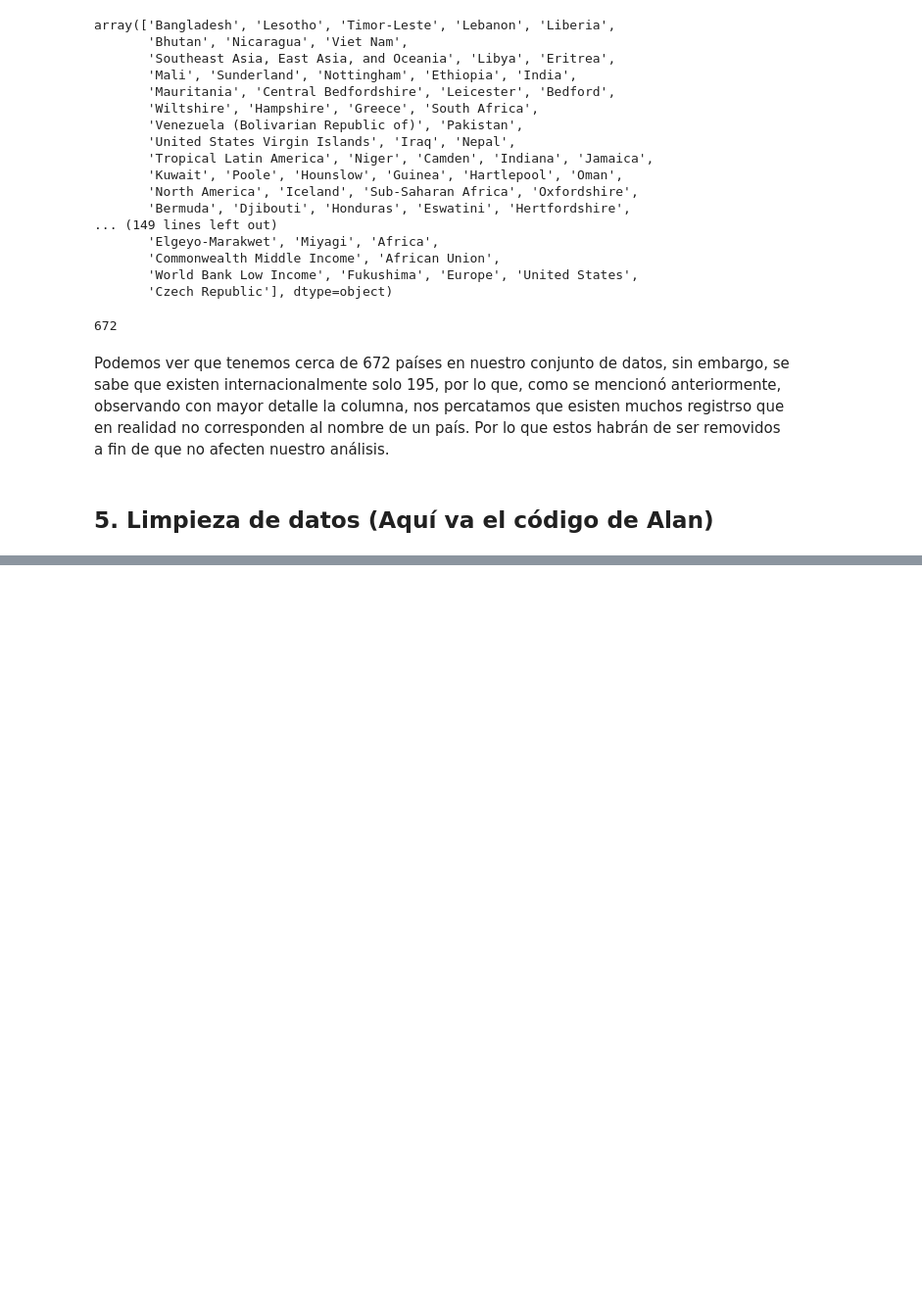
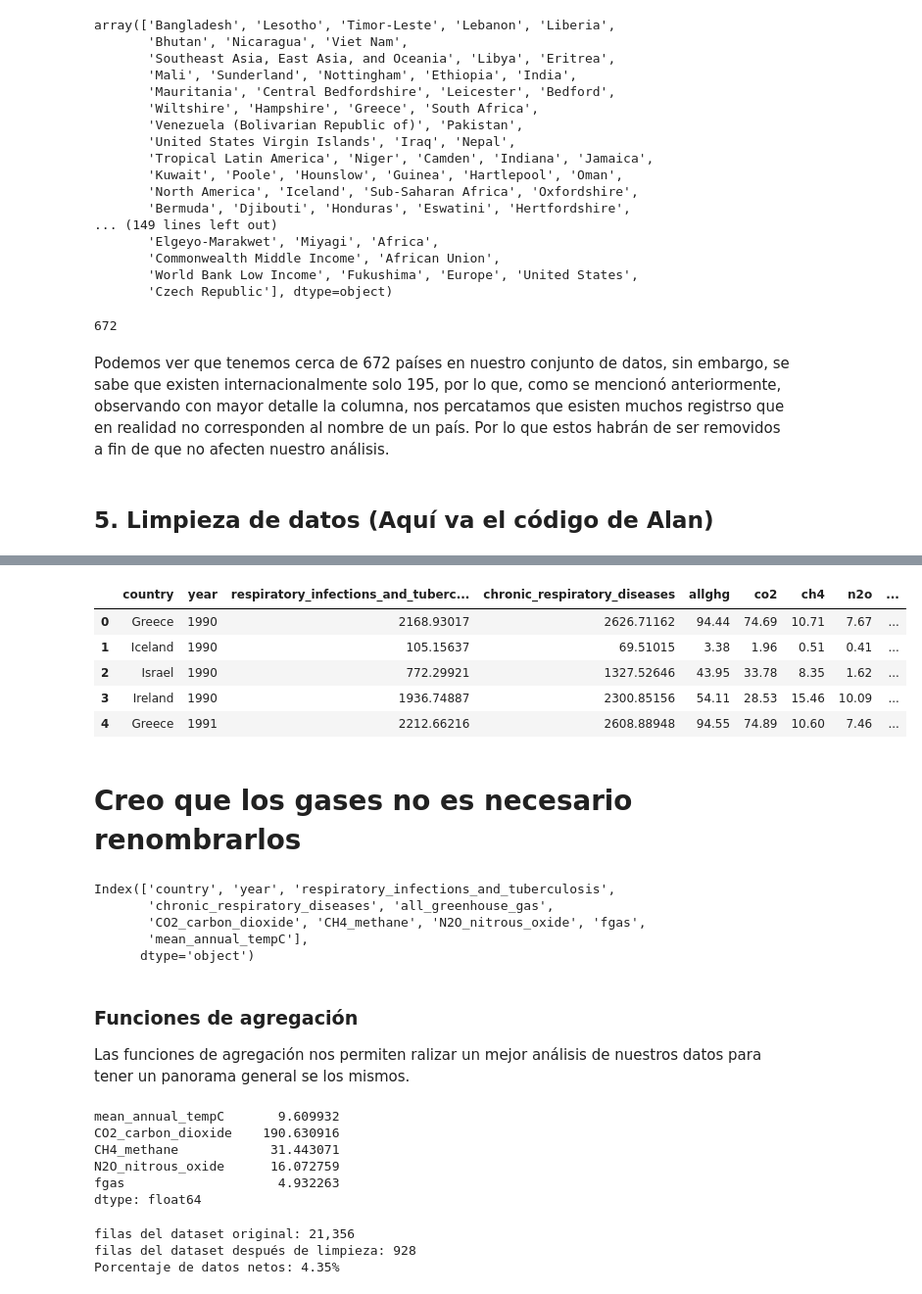
Before and after one commit to POF77/BEDU.M2.Proyecto, a Jupyter notebook: Proyecto_BEDU.ipynb, the cells around one changed output, grey strips where cells are left out. Shown: that part at 98% size. Cells and saved outputs as stored; diff of their text form; code cells hidden in the pictures; blank space fills up the shorter version.

```diff
--- a/Proyecto_BEDU.ipynb
+++ b/Proyecto_BEDU.ipynb
@@ -159,0 +239,53 @@ Podemos ver que tenemos cerca de 672 países en nuestro conjunto de datos, sin e
+# %%
+# Reindexamos el dataset
+df = df.reset_index(drop=True)
+df.head()
+# %% [output]
+|  | country | year | respiratory_infections_and_tuberc... | chronic_respiratory_diseases | allghg | co2 | ch4 | n2o | ... |
+| 0 | Greece | 1990 | 2168.93017 | 2626.71162 | 94.44 | 74.69 | 10.71 | 7.67 | ... |
+| 1 | Iceland | 1990 | 105.15637 | 69.51015 | 3.38 | 1.96 | 0.51 | 0.41 | ... |
+| 2 | Israel | 1990 | 772.29921 | 1327.52646 | 43.95 | 33.78 | 8.35 | 1.62 | ... |
+| 3 | Ireland | 1990 | 1936.74887 | 2300.85156 | 54.11 | 28.53 | 15.46 | 10.09 | ... |
+| 4 | Greece | 1991 | 2212.66216 | 2608.88948 | 94.55 | 74.89 | 10.60 | 7.46 | ... |
+# %% [markdown]
+# Creo que los gases no es necesario renombrarlos
+# %%
+# Hacemos un renombre de las variables para un mejor entendimiento de las mismas y mayor facilidad de manipulación
+new_names = {
+    "allghg":"all_greenhouse_gas",
+    "co2":"CO2_carbon_dioxide",
+    "ch4":"CH4_methane",
+    "n2o":"N2O_nitrous_oxide"
+}
+
+df = df.rename(columns = new_names)
+df.columns
+# %% [output]
+Index(['country', 'year', 'respiratory_infections_and_tuberculosis',
+       'chronic_respiratory_diseases', 'all_greenhouse_gas',
+       'CO2_carbon_dioxide', 'CH4_methane', 'N2O_nitrous_oxide', 'fgas',
+       'mean_annual_tempC'],
+      dtype='object')
+# %% [markdown]
+### Funciones de agregación
+Las funciones de agregación nos permiten ralizar un mejor análisis de nuestros datos para tener un panorama general se los mismos.
+# %%
+# Observemos el nivel de temperatura y los niveles de gases de efecto invernadero que emiten los países de estudio en promedio anualmente.
+np.mean(df[['mean_annual_tempC','CO2_carbon_dioxide', 'CH4_methane', 'N2O_nitrous_oxide', 'fgas']])
+# %% [output]
+mean_annual_tempC       9.609932
+CO2_carbon_dioxide    190.630916
+CH4_methane            31.443071
+N2O_nitrous_oxide      16.072759
+fgas                    4.932263
+dtype: float64
+# %%
+#porcentaje de datos no eliminados
+
+porcentaje = df.shape[0] / df_original.shape[0] * 100
+print(f'filas del dataset original: {df_original.shape[0]:,} \nfilas del dataset después de limpieza: {df.shape[0]}')
+print(f'Porcentaje de datos netos: {porcentaje:.2f}%')
+# %% [output]
+filas del dataset original: 21,356
+filas del dataset después de limpieza: 928
+Porcentaje de datos netos: 4.35%
```
Also changed, not shown: parts of 14 cells of this notebook.
